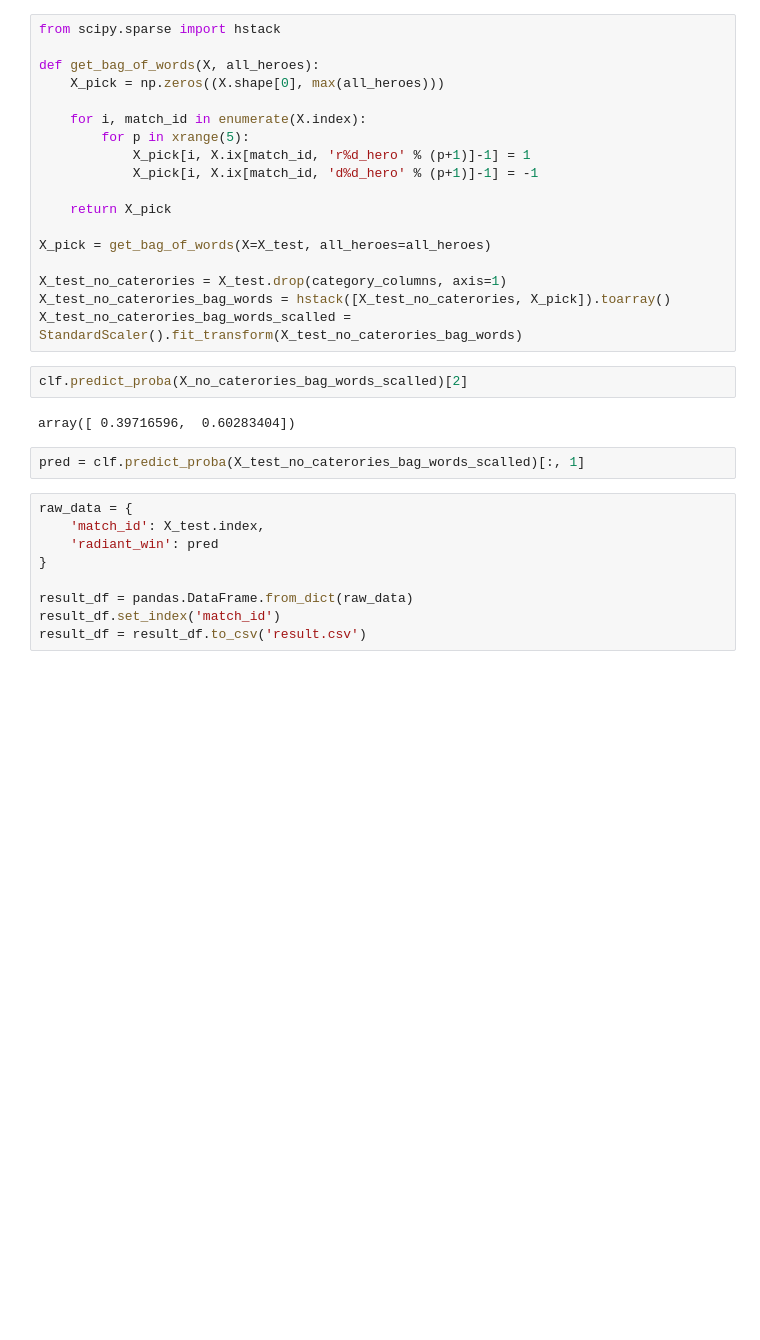
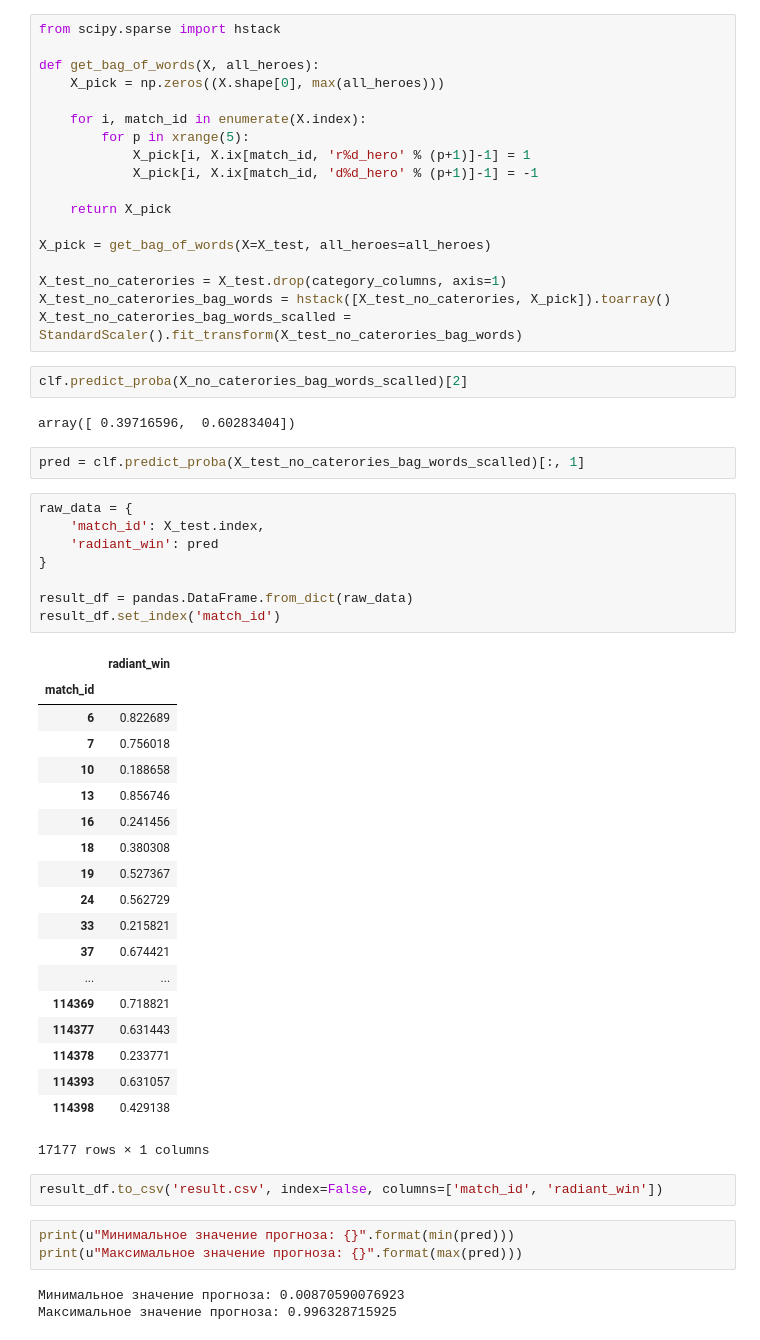
Before and after one commit to varche1/coursera_ml, a Jupyter notebook: week7/dota.ipynb, the cells around one changed output. Drawn from its saved outputs; the diff is of its cells as text; blank space fills up the shorter version.

```diff
--- a/week7/dota.ipynb
+++ b/week7/dota.ipynb
@@ -439,9 +439,36 @@ pred = clf.predict_proba(X_test_no_caterories_bag_words_scalled)[:, 1]
 # %%
 raw_data = {
     'match_id': X_test.index,
     'radiant_win': pred
 }
 
 result_df = pandas.DataFrame.from_dict(raw_data)
 result_df.set_index('match_id')
-result_df = result_df.to_csv('result.csv')
+# %% [output]
+|  | radiant_win |
+| match_id |  |
+| 6 | 0.822689 |
+| 7 | 0.756018 |
+| 10 | 0.188658 |
+| 13 | 0.856746 |
+| 16 | 0.241456 |
+| 18 | 0.380308 |
+| 19 | 0.527367 |
+| 24 | 0.562729 |
+| 33 | 0.215821 |
+| 37 | 0.674421 |
+| ... | ... |
+| 114369 | 0.718821 |
+| 114377 | 0.631443 |
+| 114378 | 0.233771 |
+| 114393 | 0.631057 |
+| 114398 | 0.429138 |
+17177 rows × 1 columns
+# %%
+result_df.to_csv('result.csv', index=False, columns=['match_id', 'radiant_win'])
+# %%
+print(u"Минимальное значение прогноза: {}".format(min(pred)))
+print(u"Максимальное значение прогноза: {}".format(max(pred)))
+# %% [output]
+Минимальное значение прогноза: 0.00870590076923
+Максимальное значение прогноза: 0.996328715925
```
